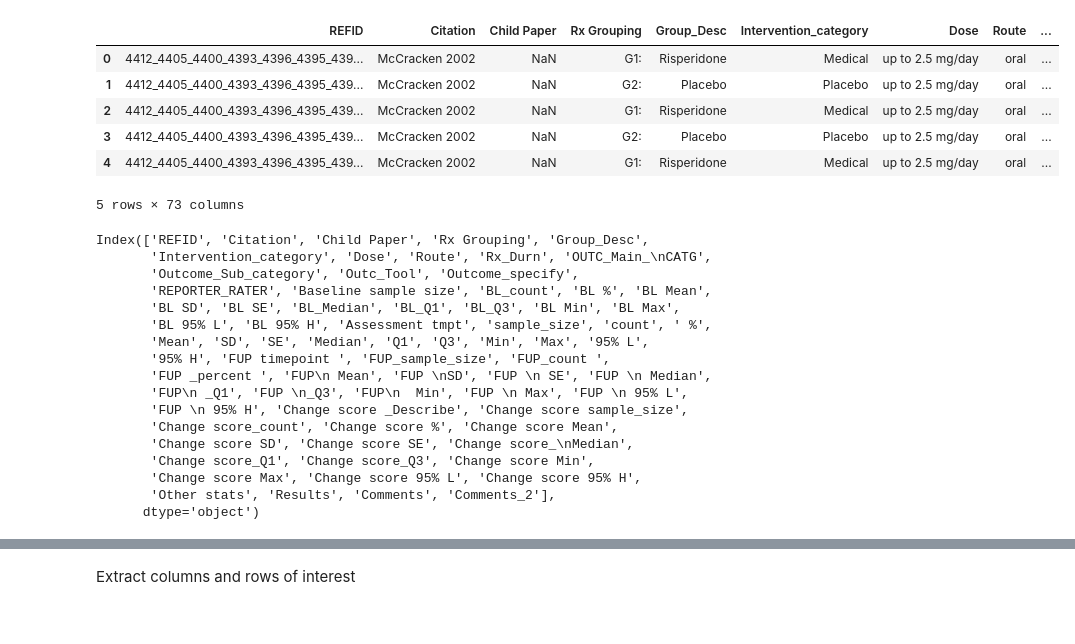
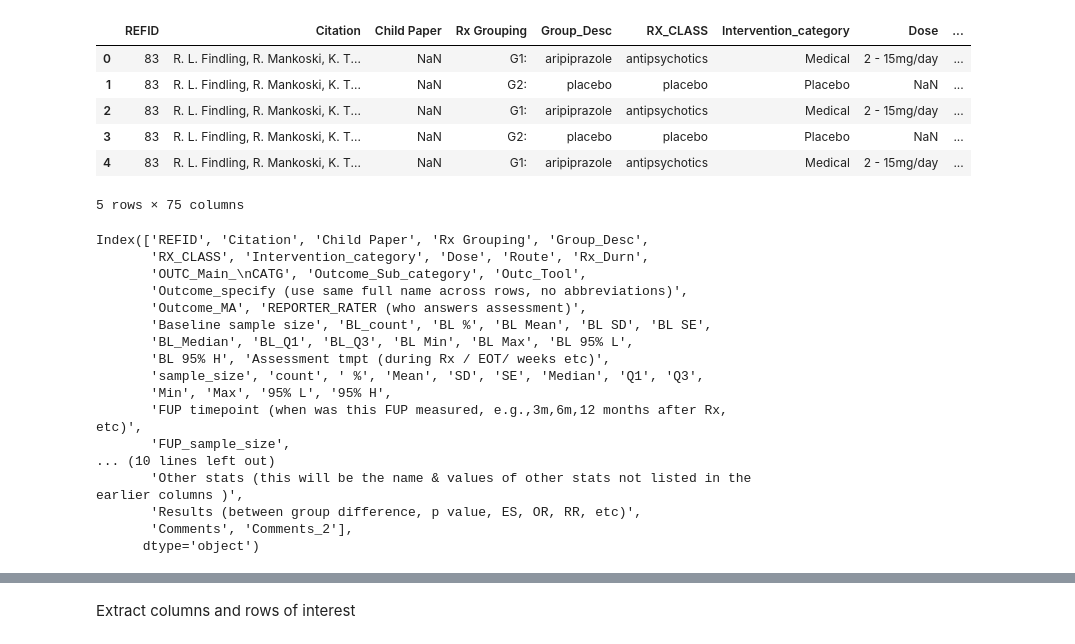
Before and after one commit to fonnesbeck/ASD_CER_Update, a Jupyter notebook: ASD CER Meta-analysis.ipynb, the cells around one changed output, grey strips where cells are left out. Cells and saved outputs as stored; diff of their text form; code cells hidden in the pictures.

```diff
--- a/ASD CER Meta-analysis.ipynb
+++ b/ASD CER Meta-analysis.ipynb
@@ -6,36 +15,37 @@ import pymc3 as pm
 import seaborn as sns
 import matplotlib.pyplot as plt
 # %%
-antipsychotic_data = (pd.read_excel('data/ASD_Antipsychotics_MPH_MasterData_V3.xlsx',
-                                    sheetname='Antipsychotics_data',
-                                    na_values=['ND','NR','NRNR']))
+abc_data = (pd.read_excel('data/ASD_ABC_CGI_data for MA_05252016.xlsx',
+                                    sheetname='ABC_data',
+                                    na_values=['ND','NR','NRNR'])
+                     .replace({'Intervention_category':{'placebo':'Placebo'}}))
 # %%
-antipsychotic_data.head()
+abc_data.head()
 # %% [output]
-|  | REFID | Citation | Child Paper | Rx Grouping | Group_Desc | Intervention_category | Dose | Route | ... |
-| 0 | 4412_4405_4400_4393_4396_4395_439... | McCracken 2002 | NaN | G1: | Risperidone | Medical | up to 2.5 mg/day | oral | ... |
-| 1 | 4412_4405_4400_4393_4396_4395_439... | McCracken 2002 | NaN | G2: | Placebo | Placebo | up to 2.5 mg/day | oral | ... |
-| 2 | 4412_4405_4400_4393_4396_4395_439... | McCracken 2002 | NaN | G1: | Risperidone | Medical | up to 2.5 mg/day | oral | ... |
-| 3 | 4412_4405_4400_4393_4396_4395_439... | McCracken 2002 | NaN | G2: | Placebo | Placebo | up to 2.5 mg/day | oral | ... |
-| 4 | 4412_4405_4400_4393_4396_4395_439... | McCracken 2002 | NaN | G1: | Risperidone | Medical | up to 2.5 mg/day | oral | ... |
+|  | REFID | Citation | Child Paper | Rx Grouping | Group_Desc | RX_CLASS | Intervention_category | Dose | ... |
+| 0 | 83 | R. L. Findling, R. Mankoski, K. T... | NaN | G1: | aripiprazole | antipsychotics | Medical | 2 - 15mg/day | ... |
+| 1 | 83 | R. L. Findling, R. Mankoski, K. T... | NaN | G2: | placebo | placebo | Placebo | NaN | ... |
+| 2 | 83 | R. L. Findling, R. Mankoski, K. T... | NaN | G1: | aripiprazole | antipsychotics | Medical | 2 - 15mg/day | ... |
+| 3 | 83 | R. L. Findling, R. Mankoski, K. T... | NaN | G2: | placebo | placebo | Placebo | NaN | ... |
+| 4 | 83 | R. L. Findling, R. Mankoski, K. T... | NaN | G1: | aripiprazole | antipsychotics | Medical | 2 - 15mg/day | ... |
-5 rows × 73 columns
+5 rows × 75 columns
 # %%
-antipsychotic_data.columns
+abc_data.columns
 # %% [output]
 Index(['REFID', 'Citation', 'Child Paper', 'Rx Grouping', 'Group_Desc',
-       'Intervention_category', 'Dose', 'Route', 'Rx_Durn', 'OUTC_Main_\nCATG',
-       'Outcome_Sub_category', 'Outc_Tool', 'Outcome_specify',
-       'REPORTER_RATER', 'Baseline sample size', 'BL_count', 'BL %', 'BL Mean',
-       'BL SD', 'BL SE', 'BL_Median', 'BL_Q1', 'BL_Q3', 'BL Min', 'BL Max',
-       'BL 95% L', 'BL 95% H', 'Assessment tmpt', 'sample_size', 'count', ' %',
-       'Mean', 'SD', 'SE', 'Median', 'Q1', 'Q3', 'Min', 'Max', '95% L',
-       '95% H', 'FUP timepoint ', 'FUP_sample_size', 'FUP_count ',
-       'FUP _percent ', 'FUP\n Mean', 'FUP \nSD', 'FUP \n SE', 'FUP \n Median',
-       'FUP\n _Q1', 'FUP \n_Q3', 'FUP\n  Min', 'FUP \n Max', 'FUP \n 95% L',
-       'FUP \n 95% H', 'Change score _Describe', 'Change score sample_size',
-       'Change score_count', 'Change score %', 'Change score Mean',
-       'Change score SD', 'Change score SE', 'Change score_\nMedian',
-       'Change score_Q1', 'Change score_Q3', 'Change score Min',
-       'Change score Max', 'Change score 95% L', 'Change score 95% H',
-       'Other stats', 'Results', 'Comments', 'Comments_2'],
+       'RX_CLASS', 'Intervention_category', 'Dose', 'Route', 'Rx_Durn',
+       'OUTC_Main_\nCATG', 'Outcome_Sub_category', 'Outc_Tool',
+       'Outcome_specify (use same full name across rows, no abbreviations)',
+       'Outcome_MA', 'REPORTER_RATER (who answers assessment)',
+       'Baseline sample size', 'BL_count', 'BL %', 'BL Mean', 'BL SD', 'BL SE',
+       'BL_Median', 'BL_Q1', 'BL_Q3', 'BL Min', 'BL Max', 'BL 95% L',
+       'BL 95% H', 'Assessment tmpt (during Rx / EOT/ weeks etc)',
+       'sample_size', 'count', ' %', 'Mean', 'SD', 'SE', 'Median', 'Q1', 'Q3',
+       'Min', 'Max', '95% L', '95% H',
+       'FUP timepoint (when was this FUP measured, e.g.,3m,6m,12 months after Rx, etc)',
+       'FUP_sample_size',
+... (10 lines left out)
+       'Other stats (this will be the name & values of other stats not listed in the earlier columns )',
+       'Results (between group difference, p value, ES, OR, RR, etc)',
+       'Comments', 'Comments_2'],
       dtype='object')
```
Also changed, not shown: parts of 23 cells of this notebook, 3 other files.
